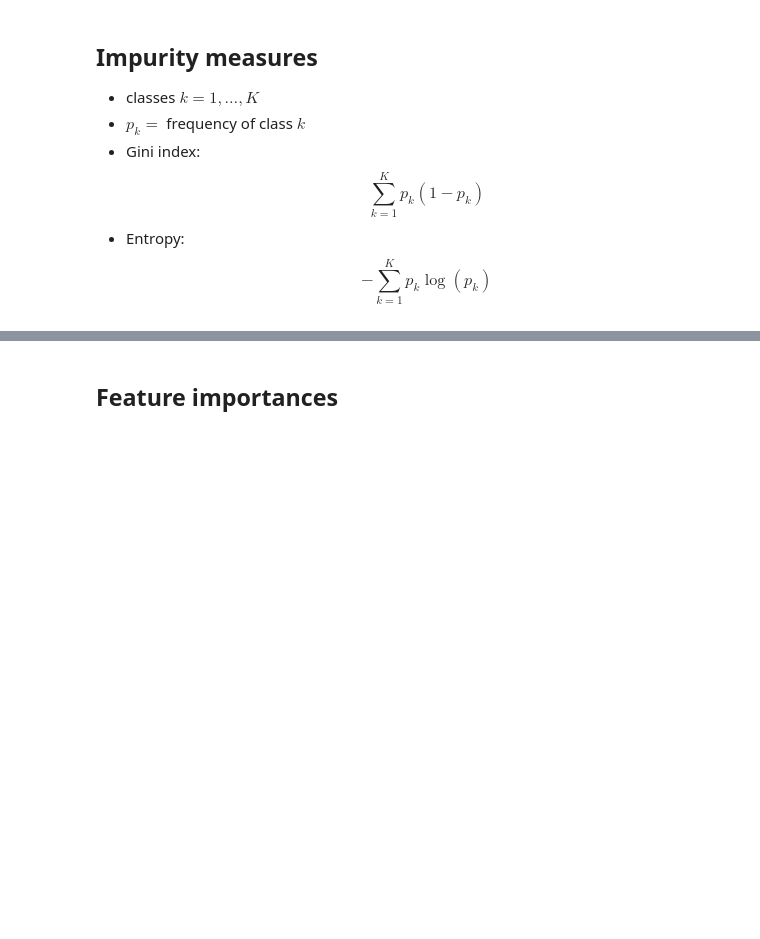
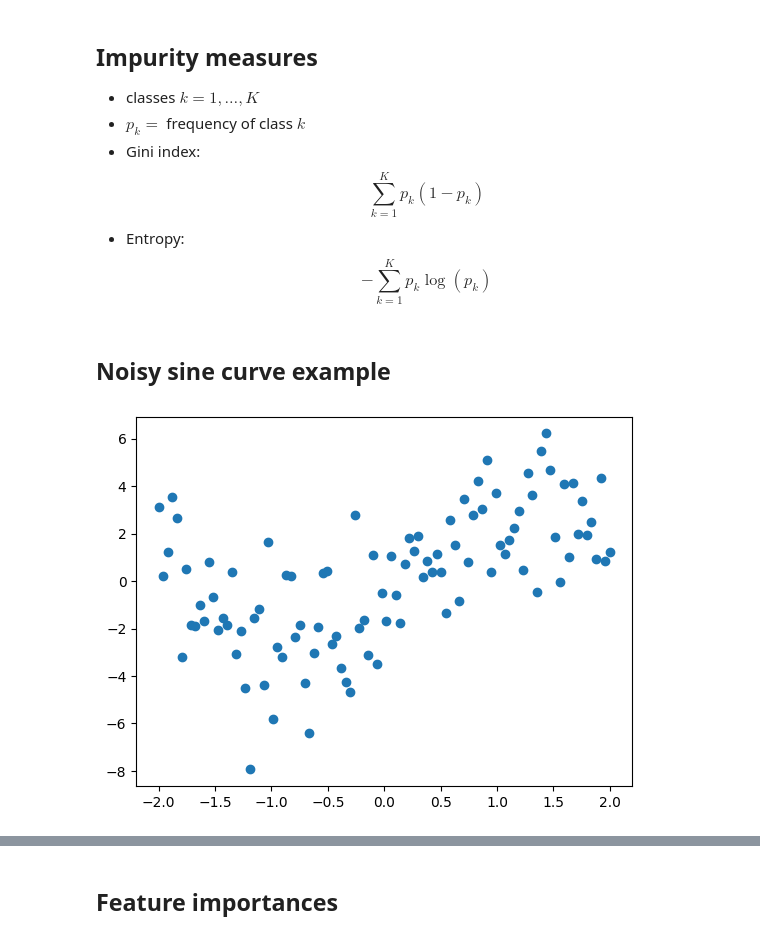
Before and after one commit to kerryback/BUSI-520-notebooks, a Jupyter notebook: 13-ML2.ipynb, the cells around one changed output, grey strips where cells are left out. Drawn from its saved outputs; the diff is of its cells as text; code cells hidden in the pictures; blank space fills up the shorter version.

```diff
--- a/13-ML2.ipynb
+++ b/13-ML2.ipynb
@@ -208,3 +209,19 @@ ConfusionMatrixDisplay.from_estimator(estimator=model, X=Xm_test, y=ym_test)
 $$ \sum_{k=1}^K p_k(1-p_k)$$
 * Entropy:
 $$ - \sum_{k=1}^K p_k\log(p_k)$$
+# %% [markdown]
+## Noisy sine curve example
+# %%
+# Generate data
+
+np.random.seed(0)
+size = 100
+
+x = np.linspace(-2, 2, 100)
+y = 2.9 * np.sin(1.5 * x) + 2*np.random.normal(size=size)
+
+# View data
+plt.scatter(x, y)
+plt.show()
+# %% [output]
+[figure, added]
```
Also changed, not shown: parts of 12 cells of this notebook.
